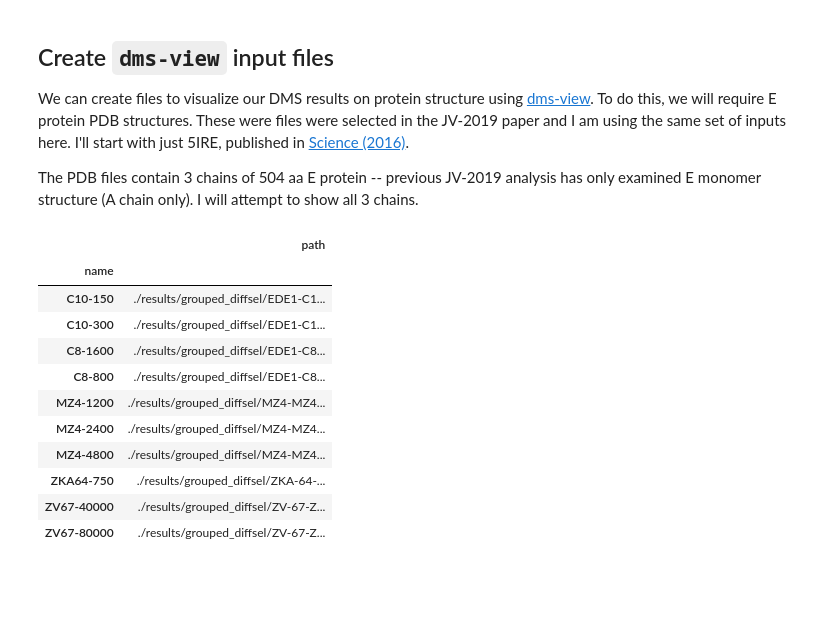
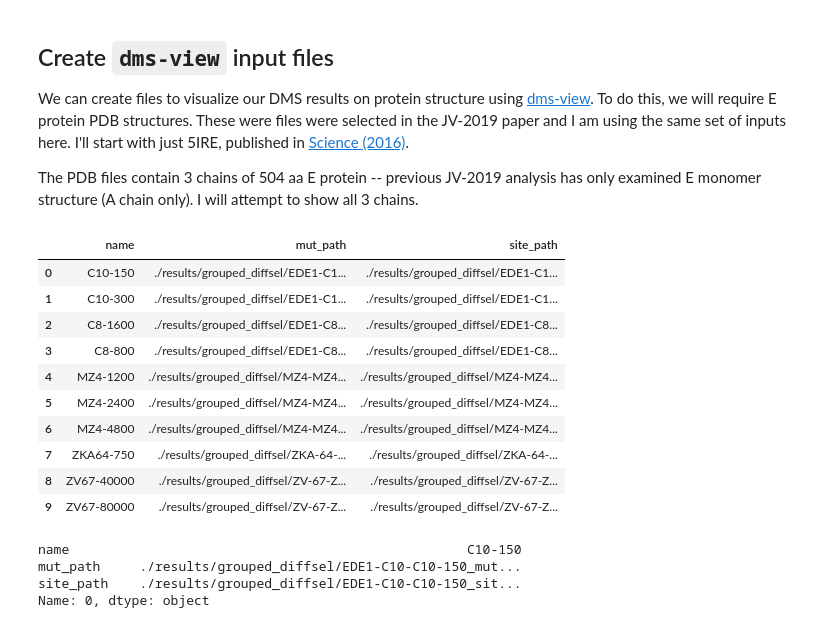
Before and after one commit to jbloomlab/ZIKV_MAP_GooLab, a Jupyter notebook: selections_analysis.ipynb, the cells around one changed output. Drawn from its saved outputs; the diff is of its cells as text; code cells hidden in the pictures; blank space fills up the shorter version.

```diff
--- a/selections_analysis.ipynb
+++ b/selections_analysis.ipynb
@@ -376,27 +376,39 @@ os.makedirs(dms_view_dir, exist_ok=True)
 # %%
 # for individual concentrations of each antibody
 diffsel_files = (grouped_diffsel_batch
-                 .assign(path = lambda x: grouped_diffsel_dir + '/' + x['group'] + '-' + x['name'] + '_mutdiffsel.csv')
-                 [['name', 'path']]
-                 .set_index('name')
+                 .assign(mut_path = lambda x: (grouped_diffsel_dir + '/' +
+                                               x['group'] + '-' + x['name'] +
+                                               '_mutdiffsel.csv'),
+                 site_path = lambda x: (grouped_diffsel_dir + '/' +
+                                               x['group'] + '-' + x['name'] +
+                                               '_sitediffsel.csv')
+                        )
+                 [['name', 'mut_path', 'site_path']]
+                 # .set_index('name')
                 )
 
 diffsel_files
 
 # for grouped will need to do this for median and mean diffsel
 # %% [output]
-|  | path |
-| name |  |
-| C10-150 | ./results/grouped_diffsel/EDE1-C1... |
-| C10-300 | ./results/grouped_diffsel/EDE1-C1... |
-| C8-1600 | ./results/grouped_diffsel/EDE1-C8... |
-| C8-800 | ./results/grouped_diffsel/EDE1-C8... |
-| MZ4-1200 | ./results/grouped_diffsel/MZ4-MZ4... |
-| MZ4-2400 | ./results/grouped_diffsel/MZ4-MZ4... |
-| MZ4-4800 | ./results/grouped_diffsel/MZ4-MZ4... |
-| ZKA64-750 | ./results/grouped_diffsel/ZKA-64-... |
-| ZV67-40000 | ./results/grouped_diffsel/ZV-67-Z... |
-| ZV67-80000 | ./results/grouped_diffsel/ZV-67-Z... |
+|  | name | mut_path | site_path |
+| 0 | C10-150 | ./results/grouped_diffsel/EDE1-C1... | ./results/grouped_diffsel/EDE1-C1... |
+| 1 | C10-300 | ./results/grouped_diffsel/EDE1-C1... | ./results/grouped_diffsel/EDE1-C1... |
+| 2 | C8-1600 | ./results/grouped_diffsel/EDE1-C8... | ./results/grouped_diffsel/EDE1-C8... |
+| 3 | C8-800 | ./results/grouped_diffsel/EDE1-C8... | ./results/grouped_diffsel/EDE1-C8... |
+| 4 | MZ4-1200 | ./results/grouped_diffsel/MZ4-MZ4... | ./results/grouped_diffsel/MZ4-MZ4... |
+| 5 | MZ4-2400 | ./results/grouped_diffsel/MZ4-MZ4... | ./results/grouped_diffsel/MZ4-MZ4... |
+| 6 | MZ4-4800 | ./results/grouped_diffsel/MZ4-MZ4... | ./results/grouped_diffsel/MZ4-MZ4... |
+| 7 | ZKA64-750 | ./results/grouped_diffsel/ZKA-64-... | ./results/grouped_diffsel/ZKA-64-... |
+| 8 | ZV67-40000 | ./results/grouped_diffsel/ZV-67-Z... | ./results/grouped_diffsel/ZV-67-Z... |
+| 9 | ZV67-80000 | ./results/grouped_diffsel/ZV-67-Z... | ./results/grouped_diffsel/ZV-67-Z... |
+# %%
+next(diffsel_files.iterrows())[1]
+# %% [output]
+name                                                   C10-150
+mut_path     ./results/grouped_diffsel/EDE1-C10-C10-150_mut...
+site_path    ./results/grouped_diffsel/EDE1-C10-C10-150_sit...
+Name: 0, dtype: object
 # %%
 # make dms-view data files
 # these should contain sites, wt, mutation, condition
```
Also changed, not shown: parts of 3 cells of this notebook, 2 other files.
